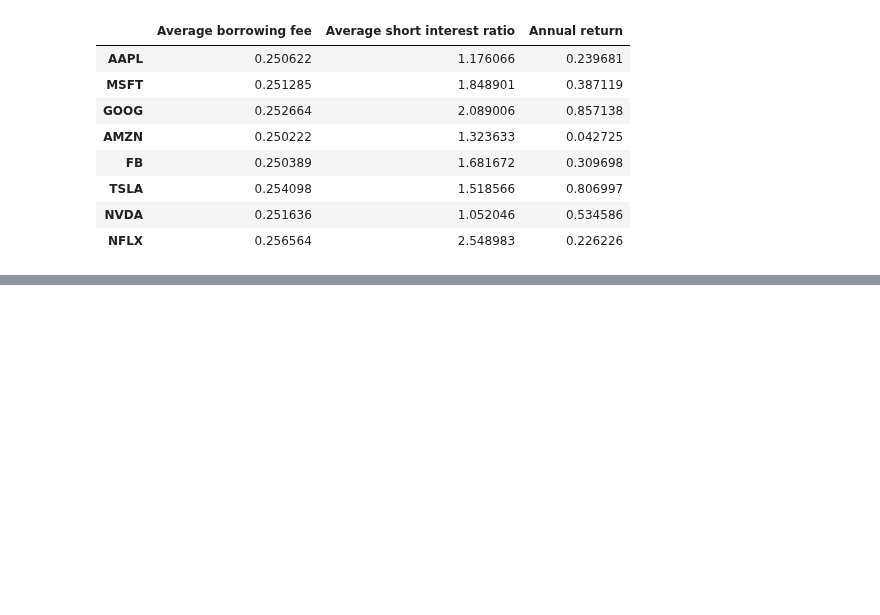
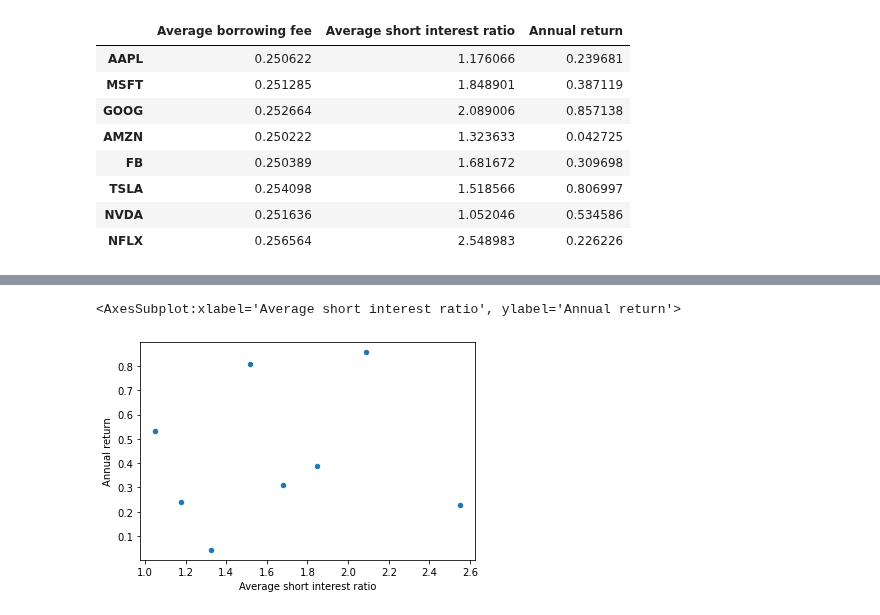
Before and after one commit to darrelhong/is453proj, a Jupyter notebook: data.ipynb, the cells around one changed output, grey strips where cells are left out. Drawn from its saved outputs; the diff is of its cells as text; code cells hidden in the pictures; blank space fills up the shorter version.

```diff
--- a/data.ipynb
+++ b/data.ipynb
@@ -114,0 +120,5 @@ store.to_csv('store.csv')
+# %%
+store.plot.scatter('Average short interest ratio', 'Annual return')
+# %% [output]
+<AxesSubplot:xlabel='Average short interest ratio', ylabel='Annual return'>
+[figure, added]
```
Also changed, not shown: parts of 1 cell of this notebook.
